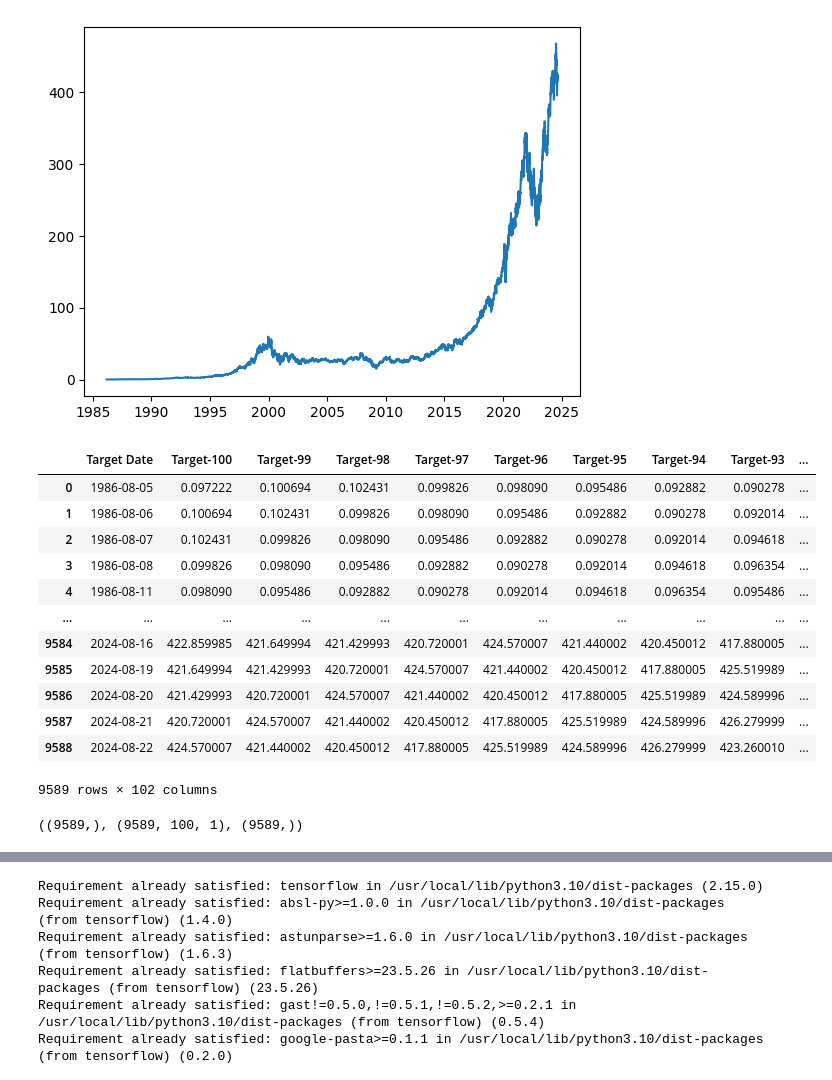
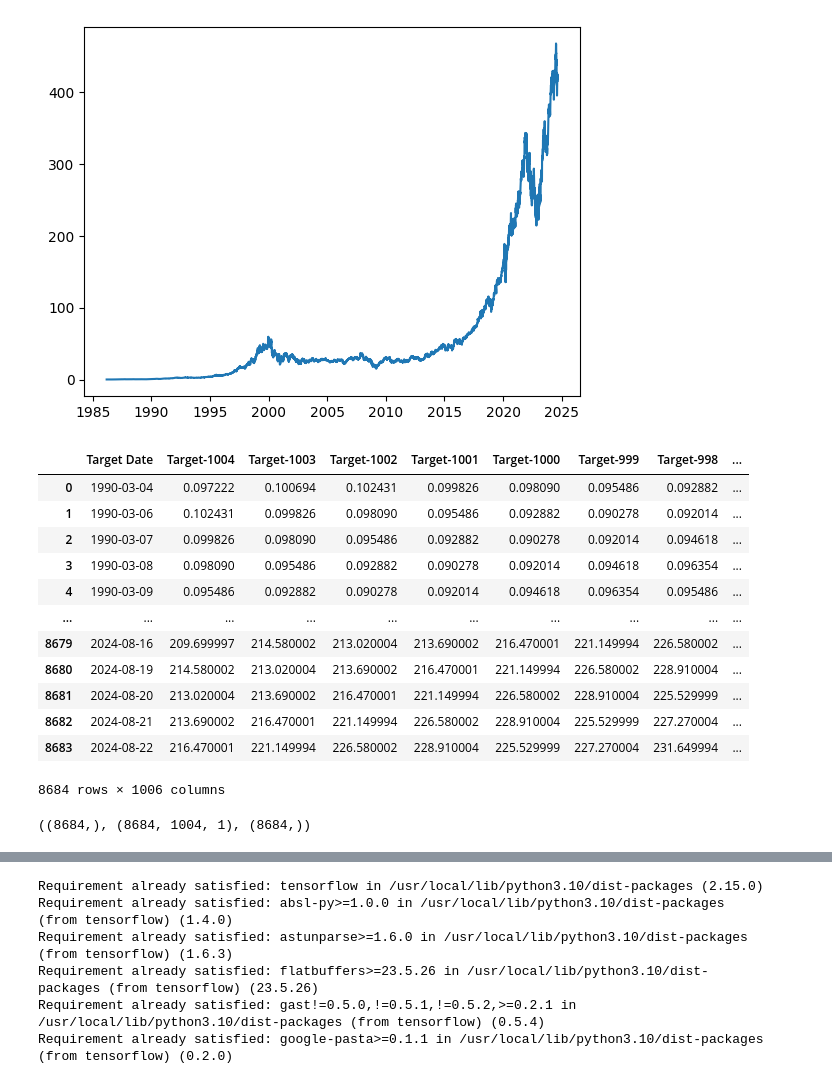
Before and after one commit to AshtonGlover/stock-prediction, a Jupyter notebook: StockPrediction.ipynb, the cells around one changed output, grey strips where cells are left out. Cells and saved outputs as stored; diff of their text form; code cells hidden in the pictures.

```diff
--- a/StockPrediction.ipynb
+++ b/StockPrediction.ipynb
@@ -125,48 +125,48 @@ def df_to_windowed_df(dataframe, first_date_str, last_date_str, n=3):
     next_datetime_str = str(next_week.head(2).tail(1).index.values[0])
     next_date_str = next_datetime_str.split('T')[0]
     year_month_day = next_date_str.split('-')
     year, month, day = year_month_day
     next_date = datetime.datetime(day=int(day), month=int(month), year=int(year))
 
     if last_time:
       break
 
     target_date = next_date
 
     if target_date == last_date:
       last_time = True
 
   ret_df = pd.DataFrame({})
   ret_df['Target Date'] = dates
 
   X = np.array(X)
   for i in range(0, n):
     X[:, i]
     ret_df[f'Target-{n-i}'] = X[:, i]
 
   ret_df['Target'] = Y
 
   return ret_df
 
 windowed_df = df_to_windowed_df(df,
-                                '1986-08-05',
+                                '1990-03-04',
                                 '2024-08-22',
-                                n=100)
+                                n=1004)
 windowed_df
 # %% [output]
-|  | Target Date | Target-100 | Target-99 | Target-98 | Target-97 | Target-96 | Target-95 | Target-94 | Target-93 | ... |
-| 0 | 1986-08-05 | 0.097222 | 0.100694 | 0.102431 | 0.099826 | 0.098090 | 0.095486 | 0.092882 | 0.090278 | ... |
-| 1 | 1986-08-06 | 0.100694 | 0.102431 | 0.099826 | 0.098090 | 0.095486 | 0.092882 | 0.090278 | 0.092014 | ... |
-| 2 | 1986-08-07 | 0.102431 | 0.099826 | 0.098090 | 0.095486 | 0.092882 | 0.090278 | 0.092014 | 0.094618 | ... |
-| 3 | 1986-08-08 | 0.099826 | 0.098090 | 0.095486 | 0.092882 | 0.090278 | 0.092014 | 0.094618 | 0.096354 | ... |
-| 4 | 1986-08-11 | 0.098090 | 0.095486 | 0.092882 | 0.090278 | 0.092014 | 0.094618 | 0.096354 | 0.095486 | ... |
-| ... | ... | ... | ... | ... | ... | ... | ... | ... | ... | ... |
-| 9584 | 2024-08-16 | 422.859985 | 421.649994 | 421.429993 | 420.720001 | 424.570007 | 421.440002 | 420.450012 | 417.880005 | ... |
-| 9585 | 2024-08-19 | 421.649994 | 421.429993 | 420.720001 | 424.570007 | 421.440002 | 420.450012 | 417.880005 | 425.519989 | ... |
-| 9586 | 2024-08-20 | 421.429993 | 420.720001 | 424.570007 | 421.440002 | 420.450012 | 417.880005 | 425.519989 | 424.589996 | ... |
-| 9587 | 2024-08-21 | 420.720001 | 424.570007 | 421.440002 | 420.450012 | 417.880005 | 425.519989 | 424.589996 | 426.279999 | ... |
-| 9588 | 2024-08-22 | 424.570007 | 421.440002 | 420.450012 | 417.880005 | 425.519989 | 424.589996 | 426.279999 | 423.260010 | ... |
+|  | Target Date | Target-1004 | Target-1003 | Target-1002 | Target-1001 | Target-1000 | Target-999 | Target-998 | ... |
+| 0 | 1990-03-04 | 0.097222 | 0.100694 | 0.102431 | 0.099826 | 0.098090 | 0.095486 | 0.092882 | ... |
+| 1 | 1990-03-06 | 0.102431 | 0.099826 | 0.098090 | 0.095486 | 0.092882 | 0.090278 | 0.092014 | ... |
+| 2 | 1990-03-07 | 0.099826 | 0.098090 | 0.095486 | 0.092882 | 0.090278 | 0.092014 | 0.094618 | ... |
+| 3 | 1990-03-08 | 0.098090 | 0.095486 | 0.092882 | 0.090278 | 0.092014 | 0.094618 | 0.096354 | ... |
+| 4 | 1990-03-09 | 0.095486 | 0.092882 | 0.090278 | 0.092014 | 0.094618 | 0.096354 | 0.095486 | ... |
+| ... | ... | ... | ... | ... | ... | ... | ... | ... | ... |
+| 8679 | 2024-08-16 | 209.699997 | 214.580002 | 213.020004 | 213.690002 | 216.470001 | 221.149994 | 226.580002 | ... |
+| 8680 | 2024-08-19 | 214.580002 | 213.020004 | 213.690002 | 216.470001 | 221.149994 | 226.580002 | 228.910004 | ... |
+| 8681 | 2024-08-20 | 213.020004 | 213.690002 | 216.470001 | 221.149994 | 226.580002 | 228.910004 | 225.529999 | ... |
+| 8682 | 2024-08-21 | 213.690002 | 216.470001 | 221.149994 | 226.580002 | 228.910004 | 225.529999 | 227.270004 | ... |
+| 8683 | 2024-08-22 | 216.470001 | 221.149994 | 226.580002 | 228.910004 | 225.529999 | 227.270004 | 231.649994 | ... |
-9589 rows × 102 columns
+8684 rows × 1006 columns
 # %%
 def windowed_df_to_date_X_y(windowed_dataframe):
   dfasnp = windowed_dataframe.to_numpy()
@@ -185,7 +185,7 @@ dates, X, y = windowed_df_to_date_X_y(windowed_df)
 
 dates.shape, X.shape, y.shape
 # %% [output]
-((9589,), (9589, 100, 1), (9589,))
+((8684,), (8684, 1004, 1), (8684,))
 # %%
 q_80 = int(len(dates) * 0.8)
 q_90 = int(len(dates) * 0.9)
```
Also changed, not shown: parts of 5 cells of this notebook.
